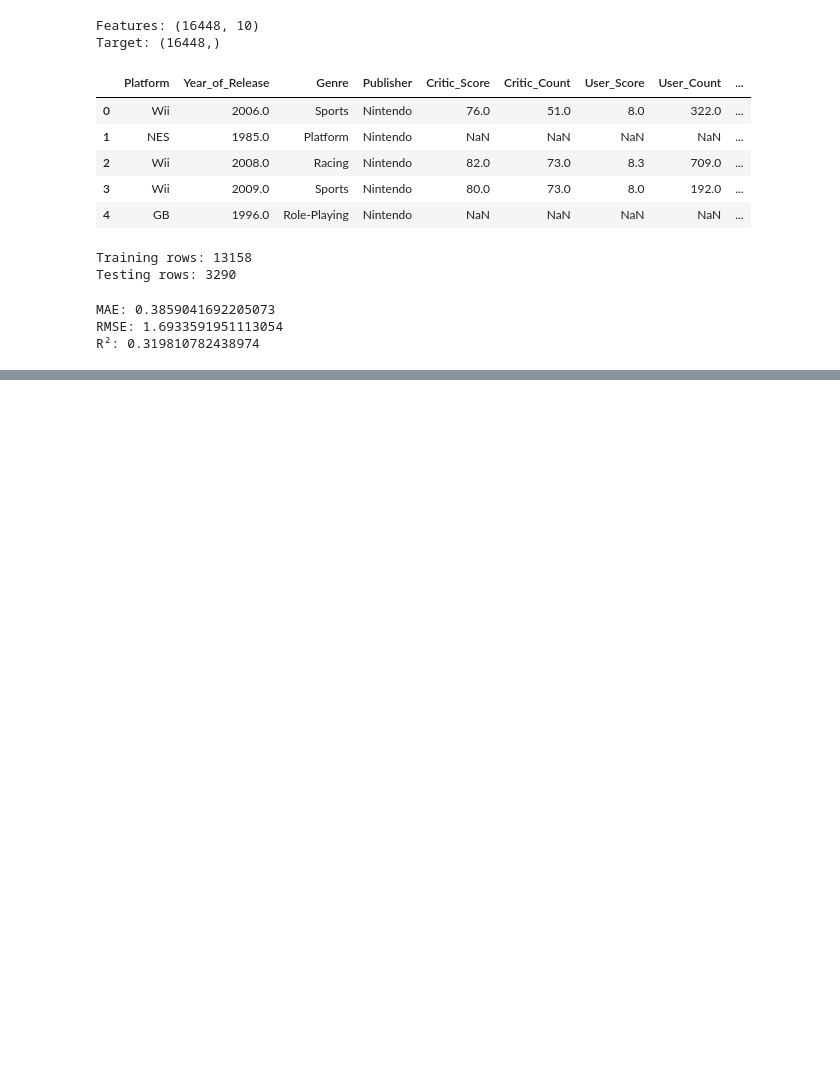
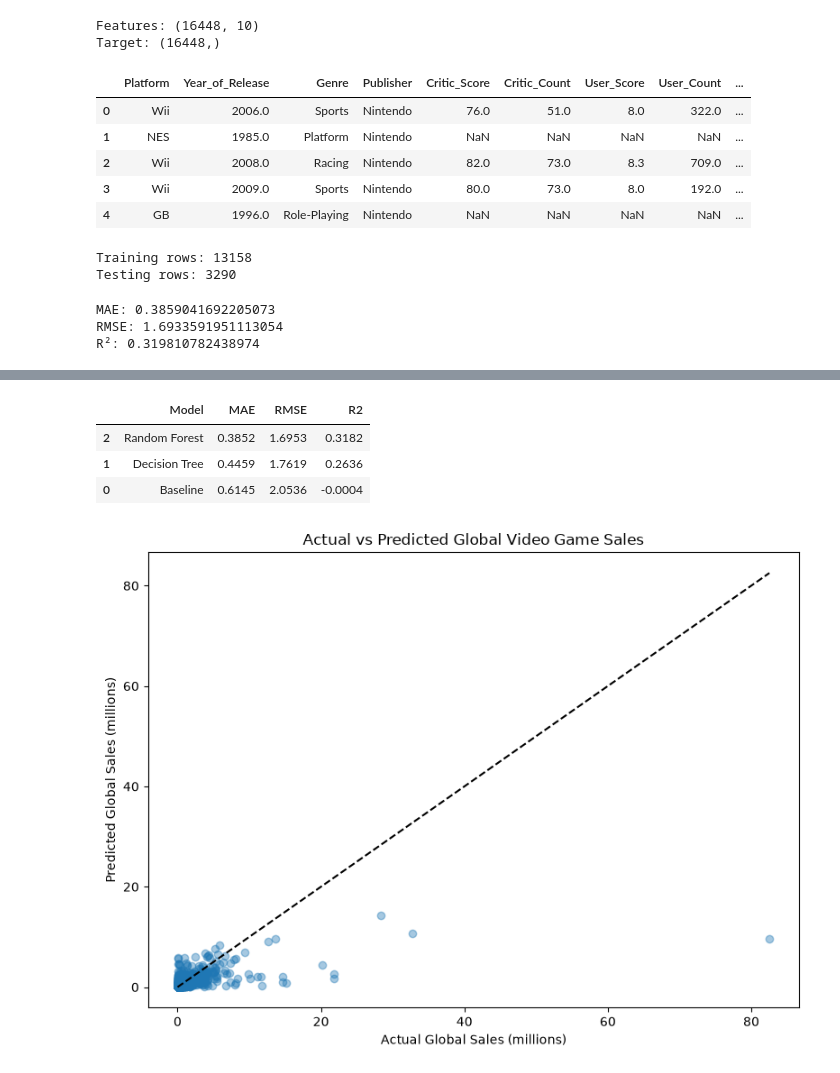
Before and after one commit to abinhyanmikha/Video-Game-Sales-Prediction-Using-Machine-Learning, a Jupyter notebook: data.ipynb, the cells around one changed output, grey strips where cells are left out. Cells and saved outputs as stored; diff of their text form; code cells hidden in the pictures; blank space fills up the shorter version.

```diff
--- a/data.ipynb
+++ b/data.ipynb
@@ -609,0 +620,73 @@ R²: 0.319810782438974
+# %%
+from sklearn.dummy import DummyRegressor
+from sklearn.tree import DecisionTreeRegressor
+from sklearn.ensemble import RandomForestRegressor
+from sklearn.pipeline import Pipeline
+from sklearn.base import clone
+from sklearn.metrics import mean_absolute_error, mean_squared_error, r2_score
+import numpy as np
+import pandas as pd
+
+models = {
+    "Baseline": DummyRegressor(strategy="mean"),
+
+    "Decision Tree": Pipeline([
+        ("preprocessor", clone(preprocessor)),
+        ("regressor", DecisionTreeRegressor(
+            max_depth=15,
+            min_samples_leaf=5,
+            random_state=42
+        ))
+    ]),
+
+    "Random Forest": Pipeline([
+        ("preprocessor", clone(preprocessor)),
+        ("regressor", RandomForestRegressor(
+            n_estimators=100,
+            min_samples_leaf=2,
+            random_state=42,
+            n_jobs=-1
+        ))
+    ])
+}
+
+results = []
+
+for name, current_model in models.items():
+    current_model.fit(X_train, y_train)
+    predictions = current_model.predict(X_test)
+
+    results.append({
+        "Model": name,
+        "MAE": mean_absolute_error(y_test, predictions),
+        "RMSE": np.sqrt(mean_squared_error(y_test, predictions)),
+        "R2": r2_score(y_test, predictions)
+    })
+
+results_df = pd.DataFrame(results).sort_values("RMSE")
+display(results_df.round(4))
+# %% [output]
+|  | Model | MAE | RMSE | R2 |
+| 2 | Random Forest | 0.3852 | 1.6953 | 0.3182 |
+| 1 | Decision Tree | 0.4459 | 1.7619 | 0.2636 |
+| 0 | Baseline | 0.6145 | 2.0536 | -0.0004 |
+# %%
+import matplotlib.pyplot as plt
+
+# Use the trained Random Forest from the comparison
+rf_model = models["Random Forest"]
+predictions = rf_model.predict(X_test)
+
+plt.figure(figsize=(8, 6))
+plt.scatter(y_test, predictions, alpha=0.4)
+
+max_sales = max(y_test.max(), predictions.max())
+plt.plot([0, max_sales], [0, max_sales], "k--")
+
+plt.xlabel("Actual Global Sales (millions)")
+plt.ylabel("Predicted Global Sales (millions)")
+plt.title("Actual vs Predicted Global Video Game Sales")
+plt.tight_layout()
+plt.show()
+# %% [output]
+[figure, added]
```
Also changed, not shown: parts of 2 cells of this notebook.
